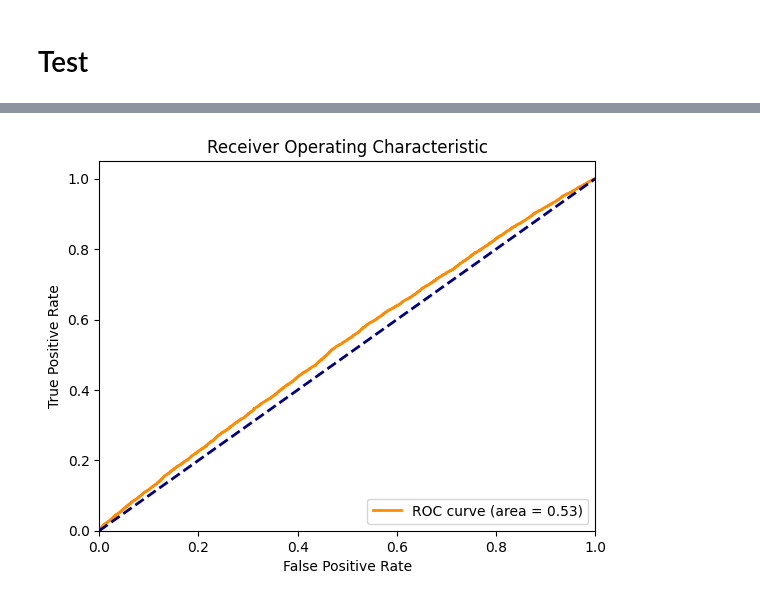
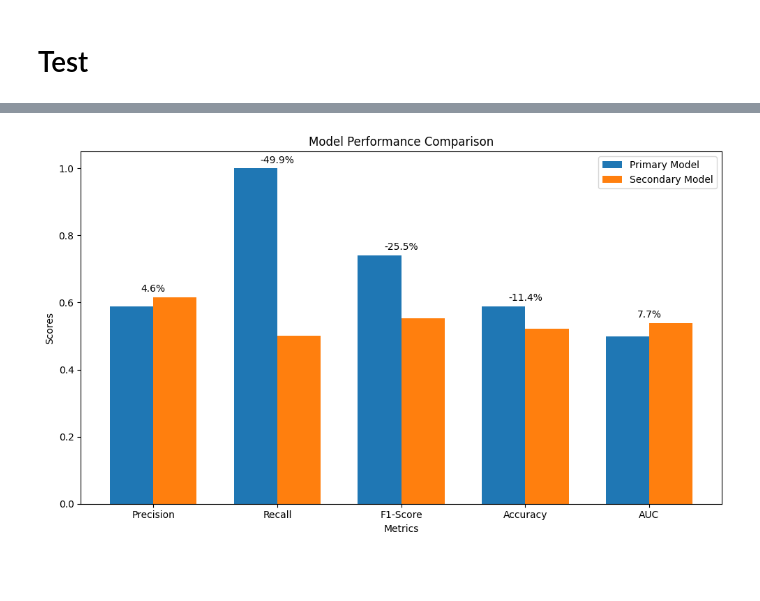
Before and after one commit to Channaholic/meta-labeling, a Jupyter notebook: 1.0-jl-meta-model (1).ipynb, the cells around one changed output, grey strips where cells are left out. Cells and saved outputs as stored; diff of their text form; code cells hidden in the pictures; blank space fills up the shorter version.

Commit message:
added performance metrics

```diff
--- a/1.0-jl-meta-model (1).ipynb
+++ b/1.0-jl-meta-model (1).ipynb
@@ -407,0 +421,3 @@ test_set = df[df['date'] >= split_date]
+# %%
+columns_train = [col for col in columns_train if col not in ['date', 'profit', 'profit_binary']]
+columns_ia = ['open','high','low','close','volume','bb_20_2_bbmid','bb_20_2_bbupper','bb_20_2_bblower','bb_20_2_percentb','bb_20_2_bbwidth']
@@ -407,0 +426,8 @@ test_set = df[df['date'] >= split_date]
+# %%
+X_train = train_set.loc[:, columns_ia]
+y_train = train_set.loc[:, 'profit_binary']
+y_train = y_train.astype(int)
+
+X_test = test_set.loc[:, columns_ia]
+y_test = test_set.loc[:, 'profit_binary']
+y_test = y_test.astype(int)
@@ -408,9 +756,9 @@ test_set = df[df['date'] >= split_date]
 # %%
-X_train = train_set.loc[:, ~train_set.columns.isin(['date', 'profit', 'profit_binary'])]
+X_train = train_set.loc[:, columns_train]
 y_train = train_set.loc[:, 'profit_binary']
 y_train = y_train.astype(int)
 # %%
-X_test = test_set.loc[:, ~test_set.columns.isin(['date', 'profit', 'profit_binary'])]
+X_test = test_set.loc[:, columns_train]
 y_test = test_set.loc[:, 'profit_binary']
 y_test = y_test.astype(int)
 # %%
@@ -728,16 +1063,69 @@ weighted avg       0.56      0.41      0.27     37022
 # %%
-# Compute ROC curve and ROC area
-fpr, tpr, _ = roc_curve(y_test, y_pred_proba)
-roc_auc = auc(fpr, tpr)
-# Plotting ROC Curve
-plt.figure()
-plt.plot(fpr, tpr, color='darkorange', lw=2, label='ROC curve (area = %0.2f)' % roc_auc)
-plt.plot([0, 1], [0, 1], color='navy', lw=2, linestyle='--')
-plt.xlim([0.0, 1.0])
-plt.ylim([0.0, 1.05])
-plt.xlabel('False Positive Rate')
-plt.ylabel('True Positive Rate')
-plt.title('Receiver Operating Characteristic')
-plt.legend(loc="lower right")
+import pandas as pd
+from sklearn.metrics import precision_recall_fscore_support, accuracy_score, roc_auc_score
+import matplotlib.pyplot as plt
+import numpy as np
+
+# Sample data (replace with your actual data)
+primary_forecast = pd.DataFrame(y_test)
+primary_forecast['pred'] = 1
+primary_forecast.columns = ['actual', 'pred']
+
+# Secondary model predictions
+# Assuming clf and X_test are defined elsewhere
+y_pred_proba = clf.predict_proba(X_test)[:, 1]
+y_pred_threshold = (y_pred_proba >= 0.6).astype(int)
+
+# Calculate performance metrics for primary model
+precision_primary, recall_primary, f1_primary, _ = precision_recall_fscore_support(primary_forecast['actual'], primary_forecast['pred'], average=None, labels=[1])
+accuracy_primary = accuracy_score(primary_forecast['actual'], primary_forecast['pred'])
+# For the primary model, since the prediction is always 1, the AUC is not applicable
+auc_primary = roc_auc_score(primary_forecast['actual'], primary_forecast['pred'])
+
+# Calculate performance metrics for secondary model
+precision_secondary, recall_secondary, f1_secondary, _ = precision_recall_fscore_support(y_test, y_pred_threshold, average=None, labels=[1])
+accuracy_secondary = accuracy_score(y_test, y_pred_threshold)
+auc_secondary = roc_auc_score(y_test, y_pred_proba)  # Use probabilities for AUC calculation
+
+# Calculate percentage changes
+precision_change = ((precision_secondary - precision_primary) / precision_primary) * 100
+recall_change = ((recall_secondary - recall_primary) / recall_primary) * 100
+f1_change = ((f1_secondary - f1_primary) / f1_primary) * 100
+accuracy_change = ((accuracy_secondary - accuracy_primary) / accuracy_primary) * 100
+auc_change = ((auc_secondary - auc_primary) / auc_primary) * 100 if auc_primary != 0 else 0
+
+# Create a DataFrame for the changes
+changes_df = pd.DataFrame({
+    'Metric': ['Precision', 'Recall', 'F1-Score', 'Accuracy', 'AUC'],
+    'Primary Model': [precision_primary[0], recall_primary[0], f1_primary[0], accuracy_primary, auc_primary],
+    'Secondary Model': [precision_secondary[0], recall_secondary[0], f1_secondary[0], accuracy_secondary, auc_secondary],
+    'Change (%)': [precision_change[0], recall_change[0], f1_change[0], accuracy_change, auc_change]
+})
+
+# Print the DataFrame to the console
+print("Model Performance Changes")
+print(changes_df)
+
+# Plotting the changes
+fig, ax = plt.subplots(figsize=(10, 6))
+bar_width = 0.35
+index = np.arange(len(changes_df))
+
+bar1 = ax.bar(index, changes_df['Primary Model'], bar_width, label='Primary Model')
+bar2 = ax.bar(index + bar_width, changes_df['Secondary Model'], bar_width, label='Secondary Model')
+
+ax.set_xlabel('Metrics')
+ax.set_ylabel('Scores')
+ax.set_title('Model Performance Comparison')
+ax.set_xticks(index + bar_width / 2)
+ax.set_xticklabels(changes_df['Metric'])
+ax.legend()
+
+# Adding percentage change annotations
+for i in range(len(changes_df)):
+    ax.text(i + bar_width / 2, max(changes_df['Primary Model'][i], changes_df['Secondary Model'][i]) + 0.01,
+            f"{changes_df['Change (%)'][i]:.1f}%", ha='center', va='bottom')
+
+plt.tight_layout()
 plt.show()
 # %% [output]
@@ -744 +1139 @@ plt.show()
-[figure, old version]
+[figure, new version]
```
Also changed, not shown: parts of 56 cells of this notebook.
